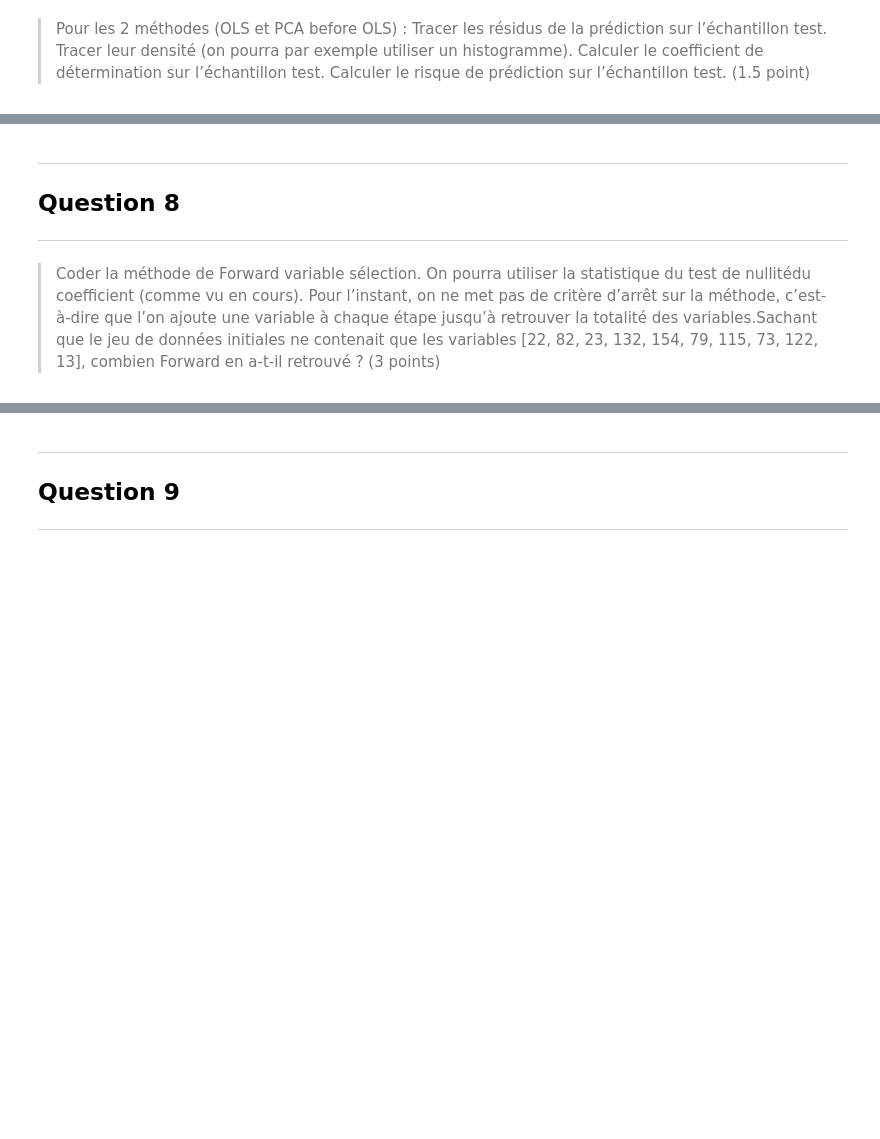
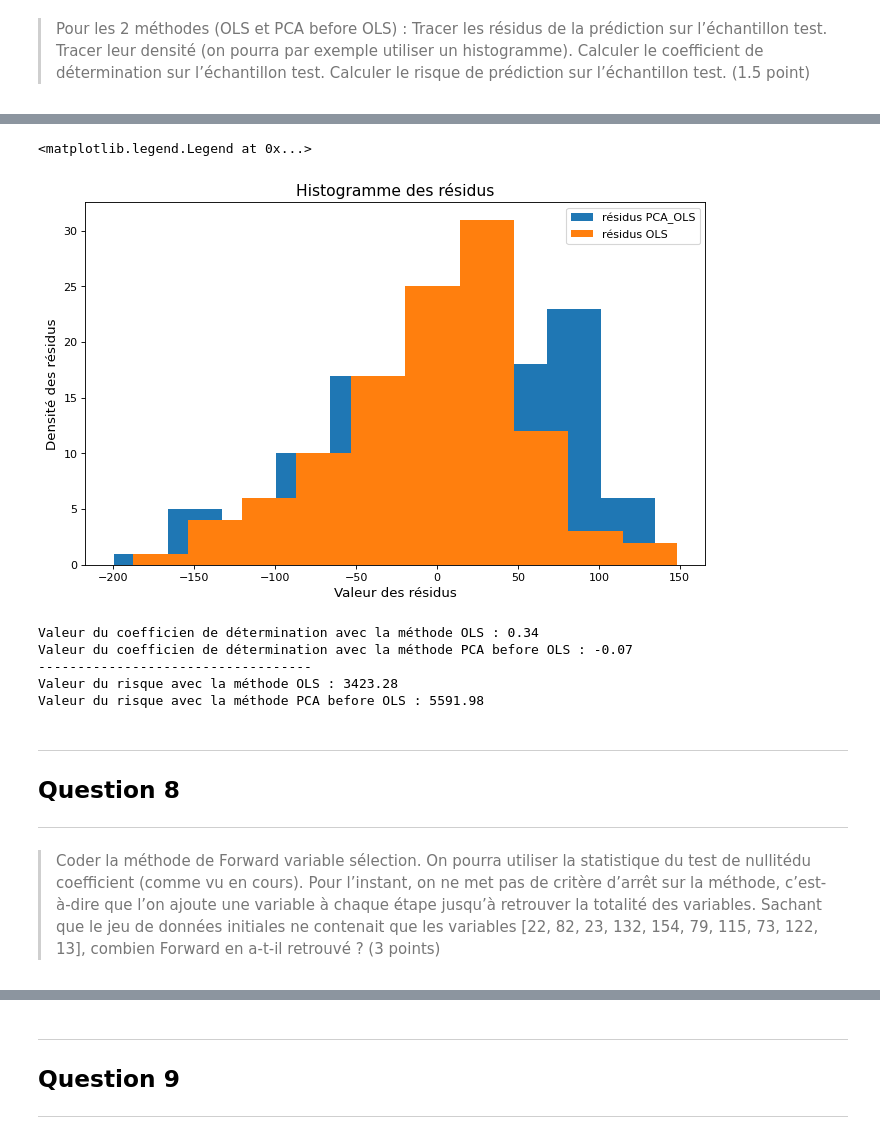
Before and after one commit to VictorLEDEZ/tp_2_victor_ledez, a Jupyter notebook: ledez.ipynb, the cells around one changed output, grey strips where cells are left out. Cells and saved outputs as stored; diff of their text form; code cells hidden in the pictures; blank space fills up the shorter version.

```diff
--- a/ledez.ipynb
+++ b/ledez.ipynb
@@ -251,3 +309,32 @@ plt.show()
+# %%
+
+plt.figure(figsize=FIG_SIZE, dpi=80)
+
+plt.hist(residual_pca_ols, label='résidus PCA_OLS')
+plt.hist(residual_ols, label='résidus OLS')
+plt.title("Histogramme des résidus", fontsize=14)
+plt.xlabel('Valeur des résidus', fontsize=12)
+plt.ylabel("Densité des résidus", fontsize=12)
+plt.legend()
+# %% [output]
+<matplotlib.legend.Legend at 0x...>
+[figure, added]
+# %%
+print(
+    f'Valeur du coefficien de détermination avec la méthode OLS : {lin_reg_ols.score(X_test, Y_test):.2f}')
+print(
+    f'Valeur du coefficien de détermination avec la méthode PCA before OLS : {lin_reg_pca_ols.score(X_test_20, Y_test):.2f}')
+
+print('-----------------------------------')
+
+print(f'Valeur du risque avec la méthode OLS : {risk_ols:.2f}')
+print(f'Valeur du risque avec la méthode PCA before OLS : {risk_pca_ols:.2f}')
+# %% [output]
+Valeur du coefficien de détermination avec la méthode OLS : 0.34
+Valeur du coefficien de détermination avec la méthode PCA before OLS : -0.07
+-----------------------------------
+Valeur du risque avec la méthode OLS : 3423.28
+Valeur du risque avec la méthode PCA before OLS : 5591.98
 # %% [markdown]
 <hr>
 
@@ -255,4 +342,4 @@ plt.show()
 
 <hr>
 # %% [markdown]
-> Coder la méthode de Forward variable sélection. On pourra utiliser la statistique du test de nullitédu coefficient (comme vu en cours). Pour l’instant, on ne met pas de critère d’arrêt sur la méthode, c’est-à-dire que l’on ajoute une variable à chaque étape jusqu’à retrouver la totalité des variables.Sachant que le jeu de données initiales ne contenait que les variables [22, 82, 23, 132, 154, 79, 115, 73, 122, 13], combien Forward en a-t-il retrouvé ? (3 points)
+> Coder la méthode de Forward variable sélection. On pourra utiliser la statistique du test de nullitédu coefficient (comme vu en cours). Pour l’instant, on ne met pas de critère d’arrêt sur la méthode, c’est-à-dire que l’on ajoute une variable à chaque étape jusqu’à retrouver la totalité des variables. Sachant que le jeu de données initiales ne contenait que les variables [22, 82, 23, 132, 154, 79, 115, 73, 122, 13], combien Forward en a-t-il retrouvé ? (3 points)
```
Also changed, not shown: parts of 35 cells of this notebook.
